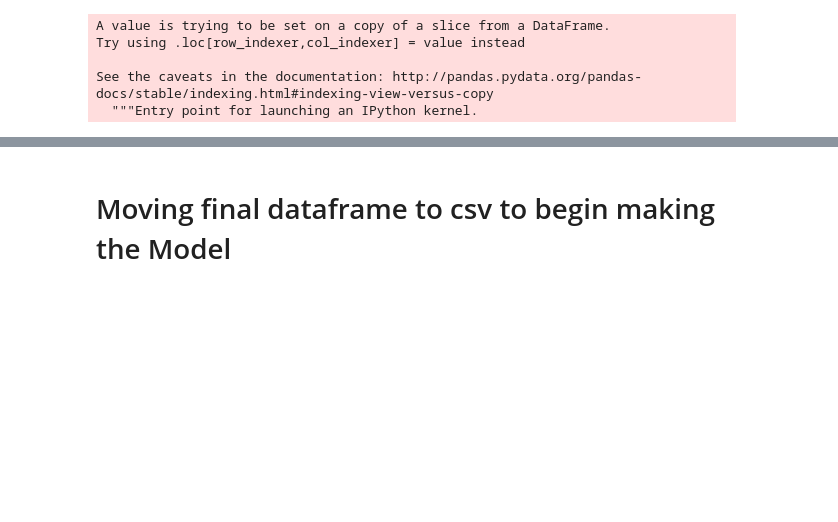
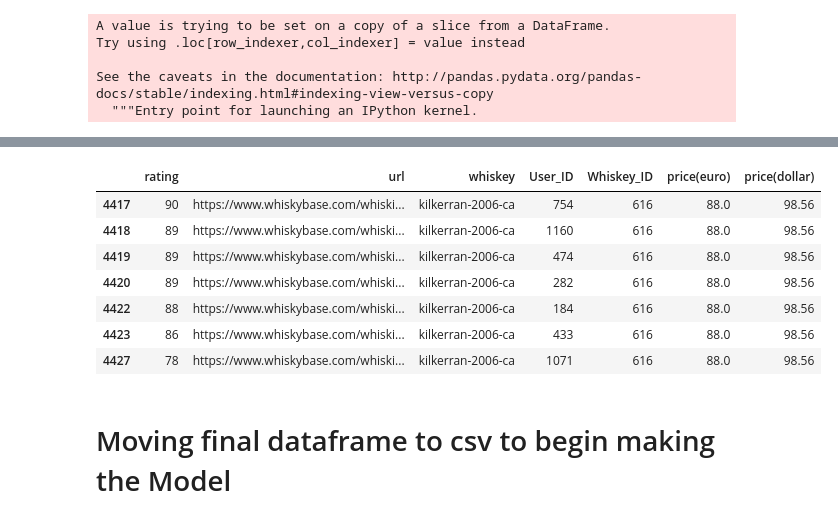
Before and after one commit to AustinKrause/whiskey-recommender, a Jupyter notebook: Consolidating and Cleaning Dataframes .ipynb, the cells around one changed output, grey strips where cells are left out. Drawn from its saved outputs; the diff is of its cells as text; code cells hidden in the pictures; blank space fills up the shorter version.

```diff
--- a/Consolidating and Cleaning Dataframes .ipynb
+++ b/Consolidating and Cleaning Dataframes .ipynb
@@ -206,3 +190,14 @@ df5.head()
+# %%
+df5[df5['Whiskey_ID'] == 616]
+# %% [output]
+|  | rating | url | whiskey | User_ID | Whiskey_ID | price(euro) | price(dollar) |
+| 4417 | 90 | https://www.whiskybase.com/whiski... | kilkerran-2006-ca | 754 | 616 | 88.0 | 98.56 |
+| 4418 | 89 | https://www.whiskybase.com/whiski... | kilkerran-2006-ca | 1160 | 616 | 88.0 | 98.56 |
+| 4419 | 89 | https://www.whiskybase.com/whiski... | kilkerran-2006-ca | 474 | 616 | 88.0 | 98.56 |
+| 4420 | 89 | https://www.whiskybase.com/whiski... | kilkerran-2006-ca | 282 | 616 | 88.0 | 98.56 |
+| 4422 | 88 | https://www.whiskybase.com/whiski... | kilkerran-2006-ca | 184 | 616 | 88.0 | 98.56 |
+| 4423 | 86 | https://www.whiskybase.com/whiski... | kilkerran-2006-ca | 433 | 616 | 88.0 | 98.56 |
+| 4427 | 78 | https://www.whiskybase.com/whiski... | kilkerran-2006-ca | 1071 | 616 | 88.0 | 98.56 |
 # %% [markdown]
 # Moving final dataframe to csv to begin making the Model
 # %%
```
Also changed, not shown: parts of 7 cells of this notebook, 1 other file.
